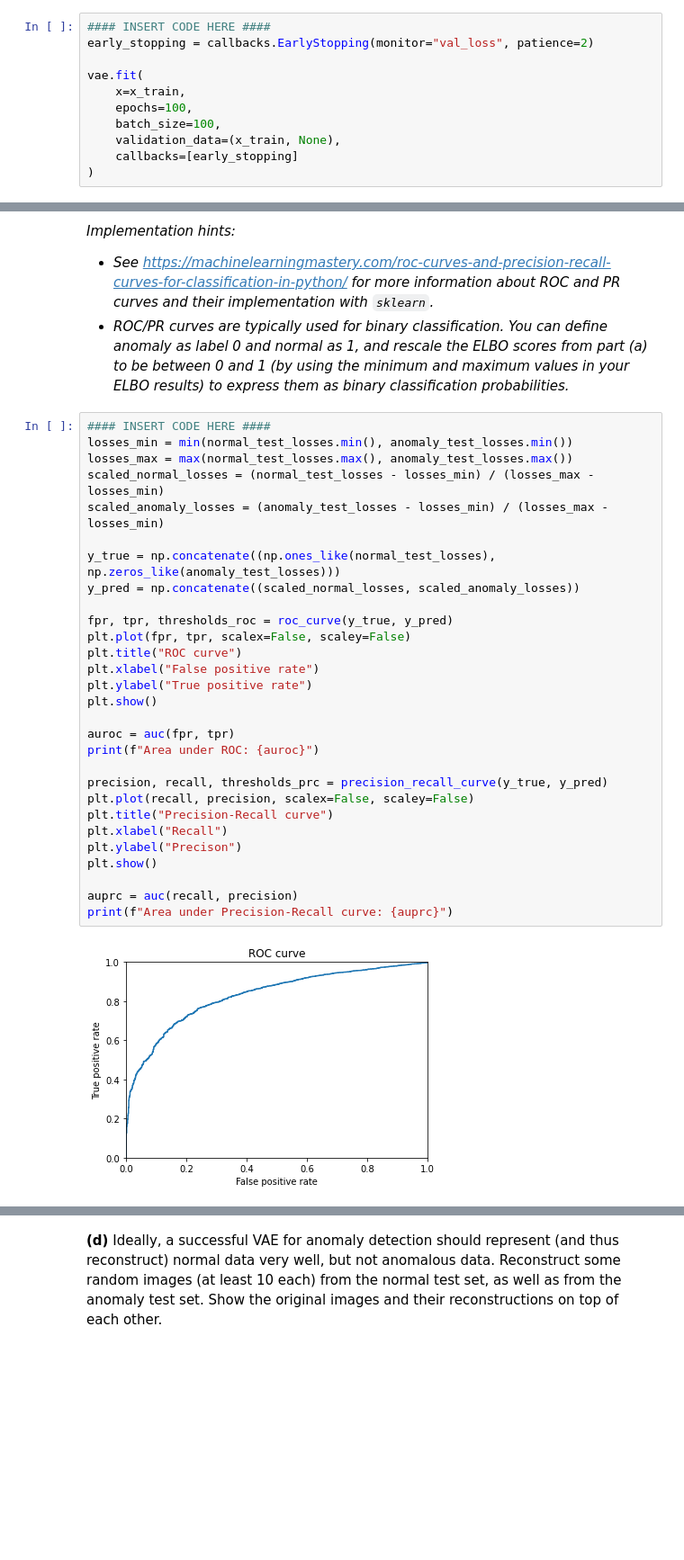
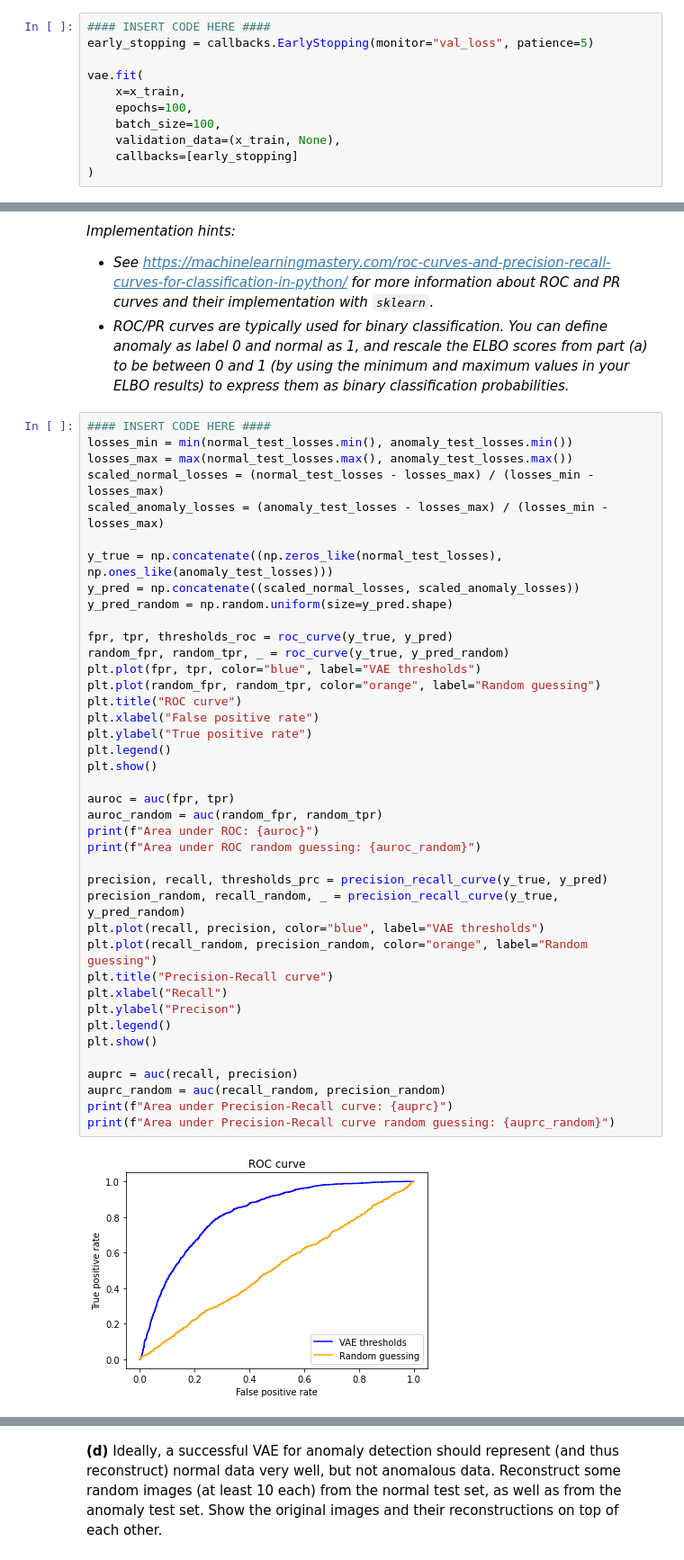
Before and after one commit to tommasobonomo/deeplearning-assignments, a Jupyter notebook: Assignment 4/Assignment_4.ipynb, the cells around one changed output, grey strips where cells are left out. Shown: that part at 90% size. Cells and saved outputs as stored; diff of their text form; blank space fills up the shorter version.

```diff
--- a/Assignment 4/Assignment_4.ipynb
+++ b/Assignment 4/Assignment_4.ipynb
@@ -185,7 +185,7 @@ ________________________________________________________________________________
 **(b)** Train the VAE on the FashionMNIST training dataset without the anomaly class. Make sure that you train long enough such that the loss is no longer going down. Make sure that the training output is printed (use the default `verbose` setting in `.fit`).
 # %%
 #### INSERT CODE HERE ####
-early_stopping = callbacks.EarlyStopping(monitor="val_loss", patience=2)
+early_stopping = callbacks.EarlyStopping(monitor="val_loss", patience=5)
 
 vae.fit(
     x=x_train,
@@ -283,31 +283,42 @@ plt.show()
 # %%
 #### INSERT CODE HERE ####
 losses_min = min(normal_test_losses.min(), anomaly_test_losses.min())
 losses_max = max(normal_test_losses.max(), anomaly_test_losses.max())
-scaled_normal_losses = (normal_test_losses - losses_min) / (losses_max - losses_min)
-scaled_anomaly_losses = (anomaly_test_losses - losses_min) / (losses_max - losses_min)
+scaled_normal_losses = (normal_test_losses - losses_max) / (losses_min - losses_max)
+scaled_anomaly_losses = (anomaly_test_losses - losses_max) / (losses_min - losses_max)
 
-y_true = np.concatenate((np.ones_like(normal_test_losses), np.zeros_like(anomaly_test_losses)))
+y_true = np.concatenate((np.zeros_like(normal_test_losses), np.ones_like(anomaly_test_losses)))
 y_pred = np.concatenate((scaled_normal_losses, scaled_anomaly_losses))
+y_pred_random = np.random.uniform(size=y_pred.shape)
 
 fpr, tpr, thresholds_roc = roc_curve(y_true, y_pred)
-plt.plot(fpr, tpr, scalex=False, scaley=False)
+random_fpr, random_tpr, _ = roc_curve(y_true, y_pred_random)
+plt.plot(fpr, tpr, color="blue", label="VAE thresholds")
+plt.plot(random_fpr, random_tpr, color="orange", label="Random guessing")
 plt.title("ROC curve")
 plt.xlabel("False positive rate")
 plt.ylabel("True positive rate")
+plt.legend()
 plt.show()
 
 auroc = auc(fpr, tpr)
+auroc_random = auc(random_fpr, random_tpr)
 print(f"Area under ROC: {auroc}")
+print(f"Area under ROC random guessing: {auroc_random}")
 
 precision, recall, thresholds_prc = precision_recall_curve(y_true, y_pred)
-plt.plot(recall, precision, scalex=False, scaley=False)
+precision_random, recall_random, _ = precision_recall_curve(y_true, y_pred_random)
+plt.plot(recall, precision, color="blue", label="VAE thresholds")
+plt.plot(recall_random, precision_random, color="orange", label="Random guessing")
 plt.title("Precision-Recall curve")
 plt.xlabel("Recall")
 plt.ylabel("Precison")
+plt.legend()
 plt.show()
 
 auprc = auc(recall, precision)
+auprc_random = auc(recall_random, precision_random)
 print(f"Area under Precision-Recall curve: {auprc}")
+print(f"Area under Precision-Recall curve random guessing: {auprc_random}")
 # %% [output]
-[figure, old version]
+[figure, new version]
```
Also changed, not shown: parts of 11 cells of this notebook.
